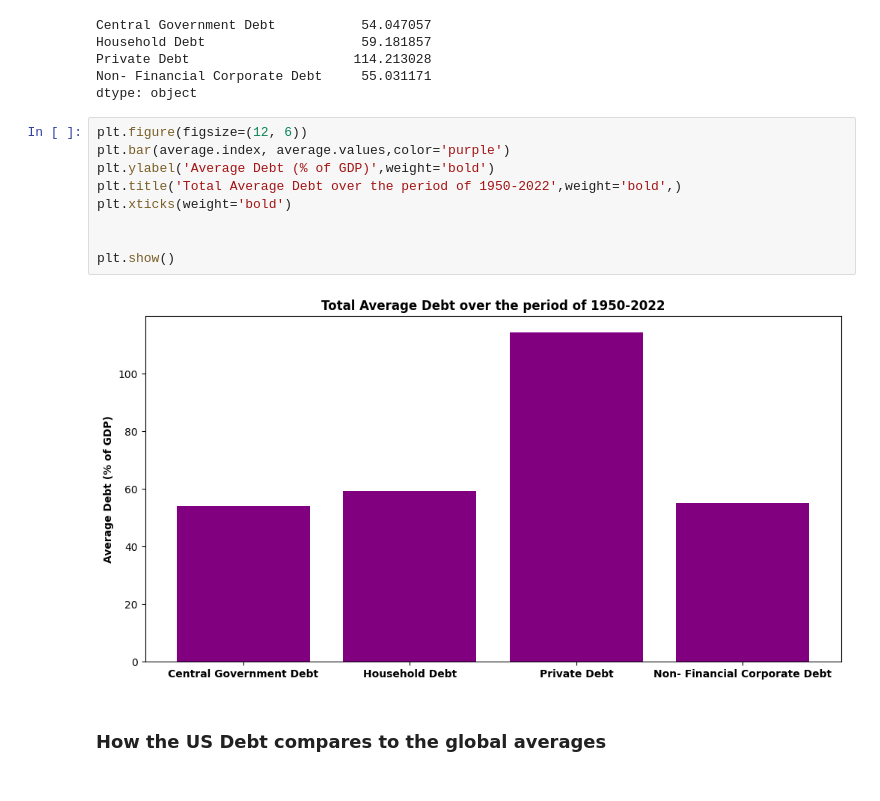
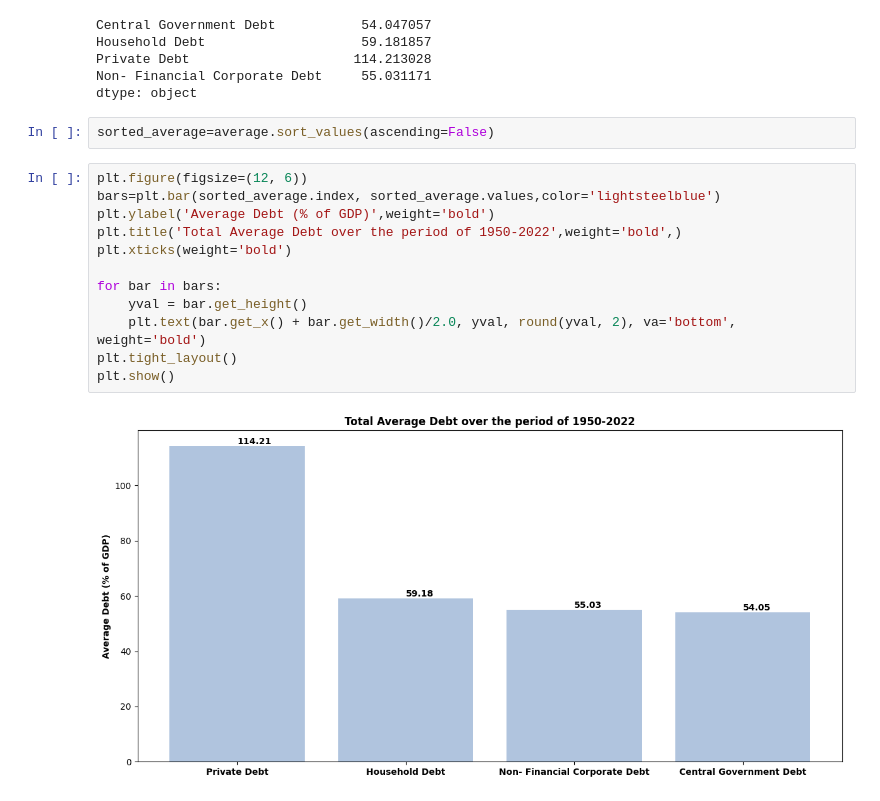
Before and after one commit to WamzMwangi/Global_Debt_Analysis, a Jupyter notebook: US_Debt_Analysis.ipynb, the cells around one changed output. Drawn from its saved outputs; the diff is of its cells as text.

```diff
--- a/US_Debt_Analysis.ipynb
+++ b/US_Debt_Analysis.ipynb
@@ -324,16 +324,19 @@ Household Debt                    59.181857
 Private Debt                     114.213028
 Non- Financial Corporate Debt     55.031171
 dtype: object
+# %%
+sorted_average=average.sort_values(ascending=False)
 # %%
 plt.figure(figsize=(12, 6))
-plt.bar(average.index, average.values,color='purple')
+bars=plt.bar(sorted_average.index, sorted_average.values,color='lightsteelblue')
 plt.ylabel('Average Debt (% of GDP)',weight='bold')
 plt.title('Total Average Debt over the period of 1950-2022',weight='bold',)
 plt.xticks(weight='bold')
 
-
+for bar in bars:
+    yval = bar.get_height()
+    plt.text(bar.get_x() + bar.get_width()/2.0, yval, round(yval, 2), va='bottom', weight='bold')
+plt.tight_layout()
 plt.show()
 # %% [output]
-[figure, old version]
+[figure, new version]
-# %% [markdown]
-### How the US Debt compares to the global averages
```
Also changed, not shown: parts of 3 cells of this notebook.
